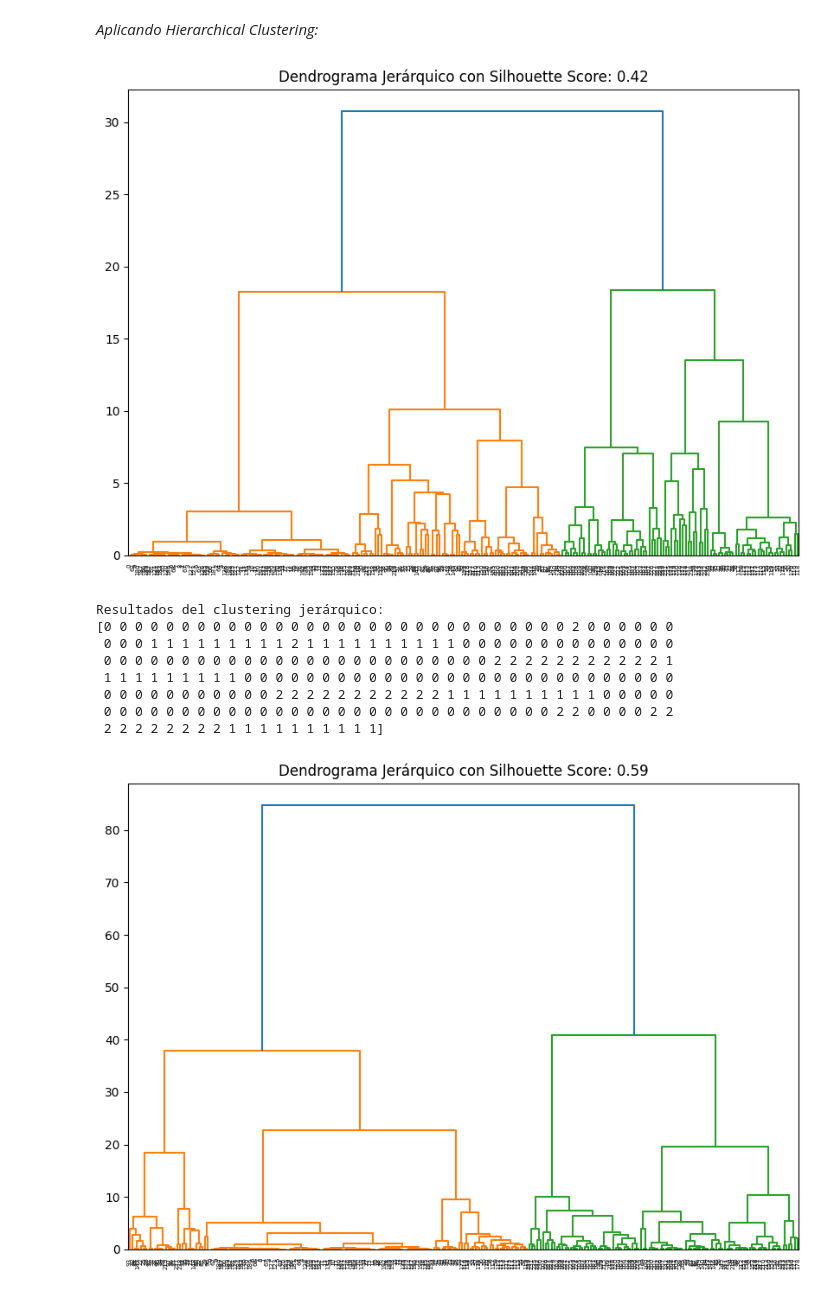
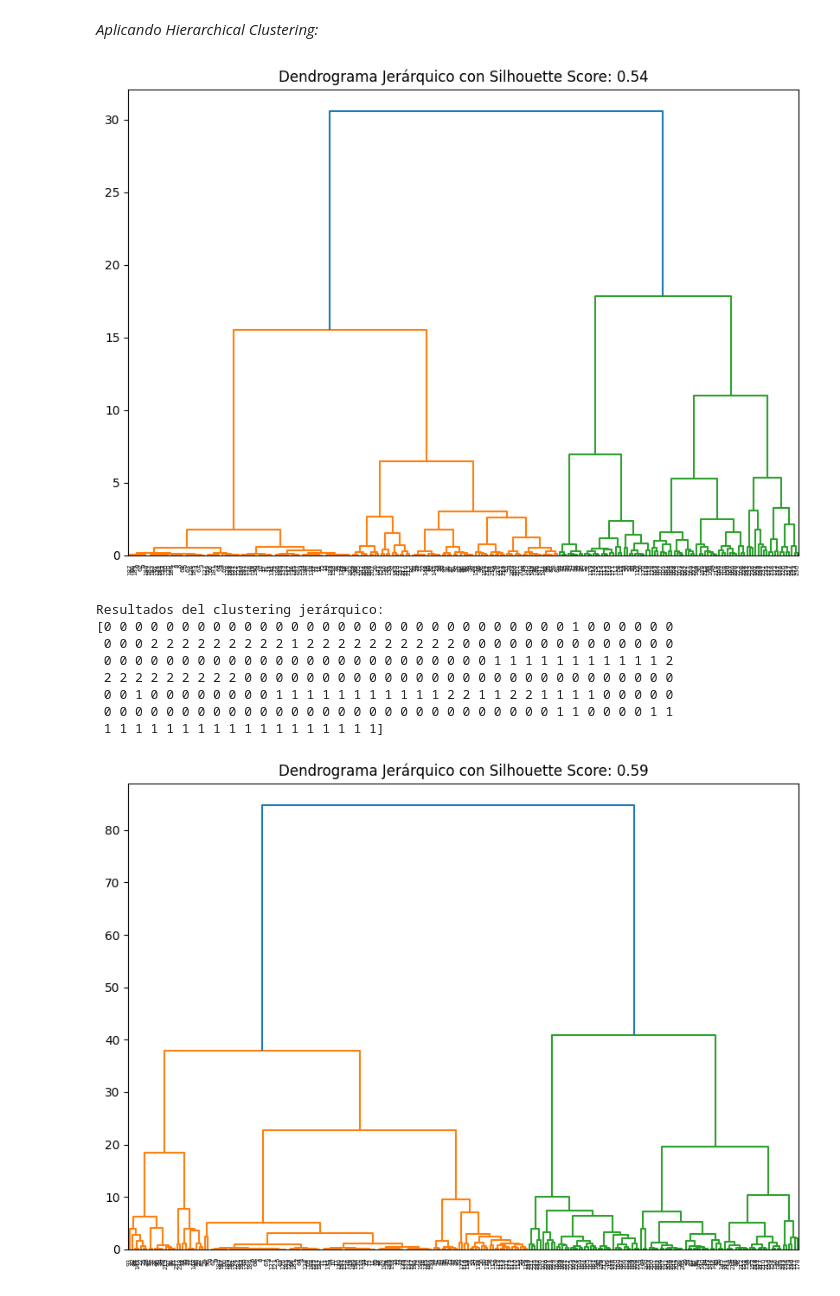
Before and after one commit to MigueLucena/Determinaci-n-Tipos-de-Estrellas, a Jupyter notebook: Practica2NT1.ipynb, the cells around one changed output. Saved outputs shown, nothing was run; the diff lists cells and outputs as text; code cells hidden in the pictures.

```diff
--- a/Practica2NT1.ipynb
+++ b/Practica2NT1.ipynb
@@ -285,8 +285,9 @@ Como se puede ver, el tiempo de ejecución usando el cifrado con OrdinalEncoder
 # %% [markdown]
 *Carga de datos aplicando One-Hot Encoding:*
 # %%
+from sklearn.decomposition import PCA
 
-def load_data_onehot(file_path):
+def load_data_onehot_pca(file_path):
     data = pd.read_csv(file_path)
 
     # Detectar columnas no numéricas y numéricas
@@ -313,10 +314,12 @@ def load_data_onehot(file_path):
     elif len(numeric_columns) > 0:
         data = scaled_numeric_columns
 
-    return data.values
+    pca = PCA(n_components=2)
+    data_pca = pca.fit_transform(data)
 
-# Ejemplo de cómo utilizar la función
-data_onehot = load_data_onehot("stars_data.csv")
+    return data_pca
+
+data_onehot_pca = load_data_onehot_pca("stars_data.csv")
 # %% [markdown]
 *Carga de datos usando OrdinalEncoder:*
 # %%
@@ -355,34 +358,34 @@ data_ordinal = load_data_ordinal("stars_data.csv")
 # %%
 import matplotlib.pyplot as plt
 from sklearn.cluster import AgglomerativeClustering
 from scipy.cluster.hierarchy import dendrogram, linkage
 
 clustering = AgglomerativeClustering(n_clusters=3, affinity= 'euclidean' , linkage='ward')  # Número de clusters a encontrar
-labels_onehot = clustering.fit_predict(data_onehot)
+labels_onehot_pca = clustering.fit_predict(data_onehot_pca)
 
-linkage_matrix_onehot = linkage(data_onehot, method='ward')
+linkage_matrix_onehot_pca = linkage(data_onehot_pca, method='ward')
 # Generar un dendrograma para visualizar la jerarquía de clusters
 
-silhouette_avg = silhouette_score(data_onehot, labels_onehot)
+silhouette_avg = silhouette_score(data_onehot_pca, labels_onehot_pca)
 
 plt.figure(figsize=(10, 7))
 plt.title("Dendrograma Jerárquico con Silhouette Score: {:.2f}".format(silhouette_avg))
-dendrogram(linkage_matrix_onehot)  # No necesitas pasar los datos reales, solo para visualizar la estructura jerárquica
+dendrogram(linkage_matrix_onehot_pca)  # No necesitas pasar los datos reales, solo para visualizar la estructura jerárquica
 plt.show()
 
 # Imprimir los resultados del clustering
 print("Resultados del clustering jerárquico:")
-print(labels_onehot)
+print(labels_onehot_pca)
 # %% [output]
-[figure, old version]
+[figure, new version]
 Resultados del clustering jerárquico:
-[0 0 0 0 0 0 0 0 0 0 0 0 0 0 0 0 0 0 0 0 0 0 0 0 0 0 0 0 0 0 2 0 0 0 0 0 0
- 0 0 0 1 1 1 1 1 1 1 1 1 2 1 1 1 1 1 1 1 1 1 1 0 0 0 0 0 0 0 0 0 0 0 0 0 0
- 0 0 0 0 0 0 0 0 0 0 0 0 0 0 0 0 0 0 0 0 0 0 0 0 0 2 2 2 2 2 2 2 2 2 2 2 1
- 1 1 1 1 1 1 1 1 1 0 0 0 0 0 0 0 0 0 0 0 0 0 0 0 0 0 0 0 0 0 0 0 0 0 0 0 0
- 0 0 0 0 0 0 0 0 0 0 0 2 2 2 2 2 2 2 2 2 2 2 1 1 1 1 1 1 1 1 1 1 0 0 0 0 0
- 0 0 0 0 0 0 0 0 0 0 0 0 0 0 0 0 0 0 0 0 0 0 0 0 0 0 0 0 0 2 2 0 0 0 0 2 2
- 2 2 2 2 2 2 2 2 1 1 1 1 1 1 1 1 1 1]
+[0 0 0 0 0 0 0 0 0 0 0 0 0 0 0 0 0 0 0 0 0 0 0 0 0 0 0 0 0 0 1 0 0 0 0 0 0
+ 0 0 0 2 2 2 2 2 2 2 2 2 1 2 2 2 2 2 2 2 2 2 2 0 0 0 0 0 0 0 0 0 0 0 0 0 0
+ 0 0 0 0 0 0 0 0 0 0 0 0 0 0 0 0 0 0 0 0 0 0 0 0 0 1 1 1 1 1 1 1 1 1 1 1 2
+ 2 2 2 2 2 2 2 2 2 0 0 0 0 0 0 0 0 0 0 0 0 0 0 0 0 0 0 0 0 0 0 0 0 0 0 0 0
+ 0 0 1 0 0 0 0 0 0 0 0 1 1 1 1 1 1 1 1 1 1 1 2 2 1 1 2 2 1 1 1 1 0 0 0 0 0
+ 0 0 0 0 0 0 0 0 0 0 0 0 0 0 0 0 0 0 0 0 0 0 0 0 0 0 0 0 0 1 1 0 0 0 0 1 1
+ 1 1 1 1 1 1 1 1 1 1 1 1 1 1 1 1 1 1]
 # %%
 labels_ordinal = clustering.fit_predict(data_ordinal)
 
```
Also changed, not shown: parts of 6 cells of this notebook.
